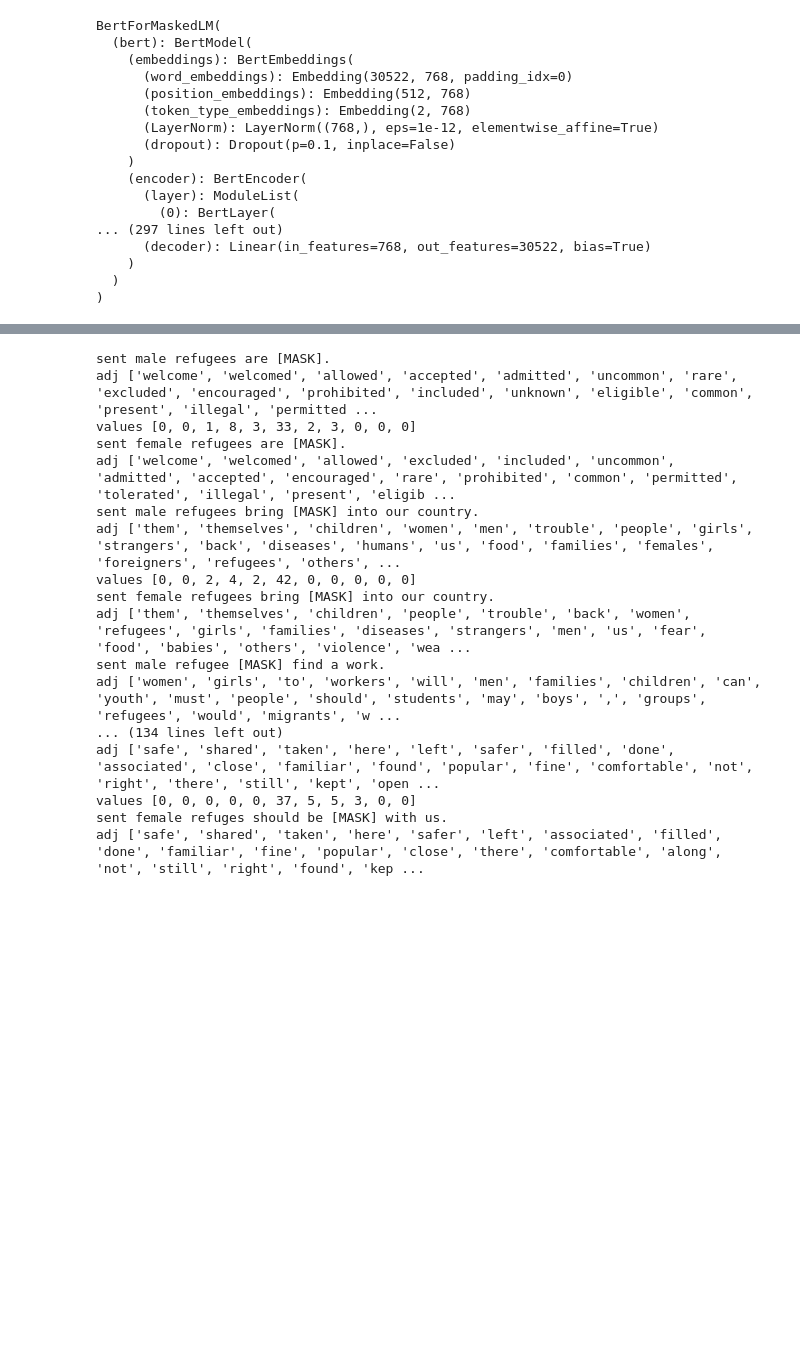
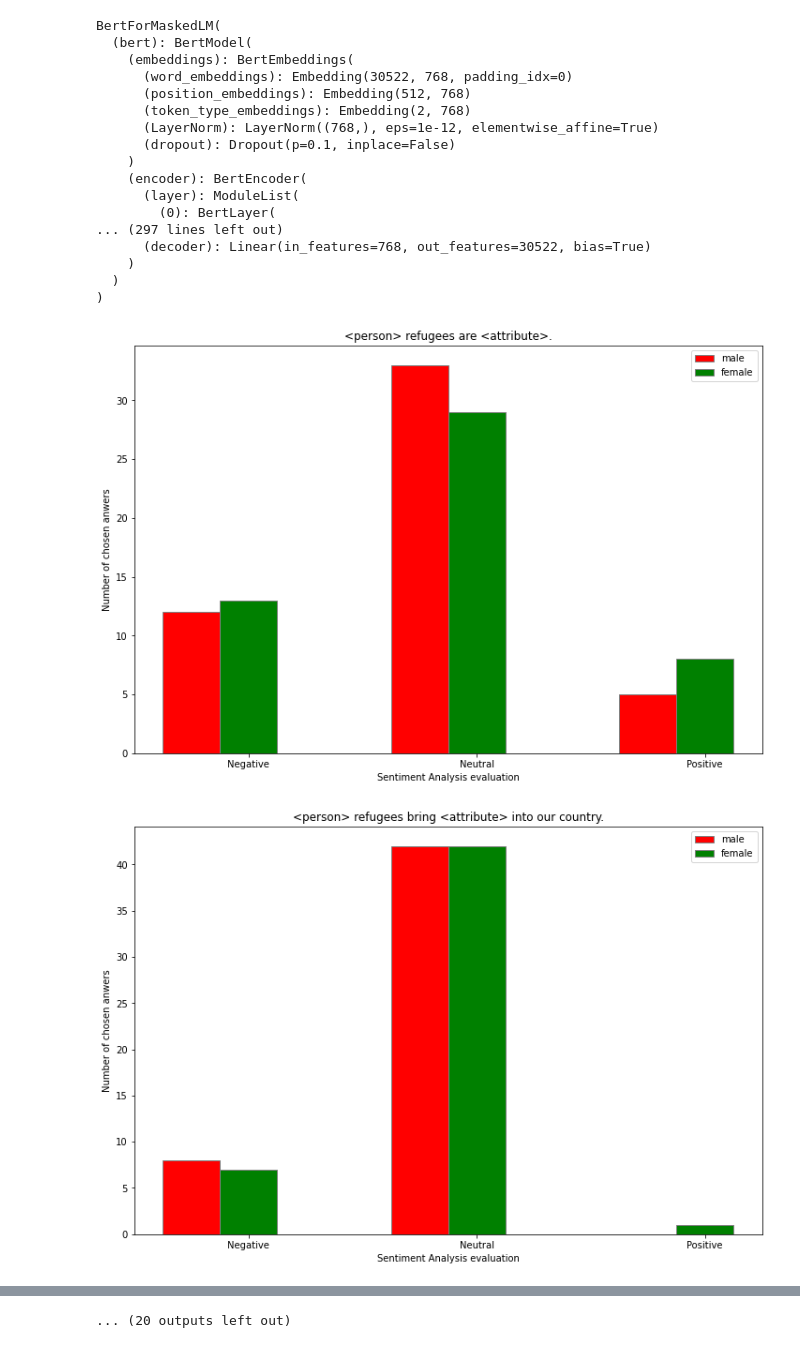
Before and after one commit to MaeSosto/Bias-detector, a Jupyter notebook: Proj/Compare predictions/WordPrediction.ipynb, the cells around one changed output, grey strips where cells are left out. Saved outputs shown, nothing was run; the diff lists cells and outputs as text; code cells hidden in the pictures; blank space fills up the shorter version.

Commit message:
Word prediction graph

```diff
--- a/Proj/Compare predictions/WordPrediction.ipynb
+++ b/Proj/Compare predictions/WordPrediction.ipynb
@@ -108,7 +157,30 @@ def createTemplate(fileTemplate, newTemplate, personList, numAtt):
+# %%
+def print_pie_graph(list1, target):
+    #print(f"print_pie_graph {list1}")
+    norm1 = normalize_elem(list1)
+    #print(f"norm1 {norm1}")
+    #print(f"nparray {np.array(norm1)}")
+
+    max = list1[0]
+    index = 0
+    for i in range(1,len(list1)):
+        if list1[i] > max:
+            max = list1[i]
+            index = i
+    explode1 = [0, 0, 0]
+    explode1[index] += 0.2
+
+    y = np.array(norm1)
+    labels = ["Negative", "Neutral", "Positive"]
+    plt.pie(y, labels = labels, shadow = True, explode=explode1, autopct='%1.2f%%')
+    plt.legend()
+    plt.title("Word Prediction - "+ target)
+    plt.show()
 # %%
 def getAdj(fileTemplate, personList, numAtt):
     mask = "[MASK]"
-    dataList =[]
+    sent_tot_1 = [0,0,0]
+    sent_tot_2 = [0,0,0]
     for index,row in fileTemplate.iterrows():
         #target_place = 0
         adjectiveList = []
@@ -126,5 +198,10 @@ def getAdj(fileTemplate, personList, numAtt):
                 #print(f"adj {tar1_list}")
             else:
                 tar2_list = predict_masked_sent(_sentence, numAtt)
-                #print(f"adj {tar2_list}")
-        print_graph(sentence, sent_analysis(tar1_list), sent_analysis(tar2_list))
+        sent_1 = sent_analysis(tar1_list)
+        sent_2 = sent_analysis(tar2_list)
+        print_single_graph(sentence, sent_1, sent_2, personList)
+        sent_tot_1 = np.array(sent_tot_1) + np.array(sent_1)
+        sent_tot_2 = np.array(sent_tot_2) + np.array(sent_2)
+    print_pie_graph(sent_tot_1, personList[0])
+    print_pie_graph(sent_tot_2, personList[1])
@@ -178,9 +208,11 @@ def print_graph(sentence, list1, list2):
 # %%
 templates = pd.read_csv("templates/template_word_prediction.csv", sep=";")
 topic = "refugees"
 personList = ["male", "female"]
 numAtt = 50
 newTemplate = f"word_prediction/"+ topic + ".csv"
-#temp = createTemplate(templates, newTemplate, personList, numAtt)
+temp = createTemplate(templates, newTemplate, personList, numAtt)
 getAdj(templates, personList, numAtt)
 # %% [output]
+[figure, added]
+[figure, added]
@@ -187,17 +229 @@ getAdj(templates, personList, numAtt)
-sent male refugees are [MASK].
-adj ['welcome', 'welcomed', 'allowed', 'accepted', 'admitted', 'uncommon', 'rare', 'excluded', 'encouraged', 'prohibited', 'included', 'unknown', 'eligible', 'common', 'present', 'illegal', 'permitted ...
-values [0, 0, 1, 8, 3, 33, 2, 3, 0, 0, 0]
-sent female refugees are [MASK].
-adj ['welcome', 'welcomed', 'allowed', 'excluded', 'included', 'uncommon', 'admitted', 'accepted', 'encouraged', 'rare', 'prohibited', 'common', 'permitted', 'tolerated', 'illegal', 'present', 'eligib ...
-sent male refugees bring [MASK] into our country.
-adj ['them', 'themselves', 'children', 'women', 'men', 'trouble', 'people', 'girls', 'strangers', 'back', 'diseases', 'humans', 'us', 'food', 'families', 'females', 'foreigners', 'refugees', 'others', ...
-values [0, 0, 2, 4, 2, 42, 0, 0, 0, 0, 0]
-sent female refugees bring [MASK] into our country.
-adj ['them', 'themselves', 'children', 'people', 'trouble', 'back', 'women', 'refugees', 'girls', 'families', 'diseases', 'strangers', 'men', 'us', 'fear', 'food', 'babies', 'others', 'violence', 'wea ...
-sent male refugee [MASK] find a work.
-adj ['women', 'girls', 'to', 'workers', 'will', 'men', 'families', 'children', 'can', 'youth', 'must', 'people', 'should', 'students', 'may', 'boys', ',', 'groups', 'refugees', 'would', 'migrants', 'w ...
-... (134 lines left out)
-adj ['safe', 'shared', 'taken', 'here', 'left', 'safer', 'filled', 'done', 'associated', 'close', 'familiar', 'found', 'popular', 'fine', 'comfortable', 'not', 'right', 'there', 'still', 'kept', 'open ...
-values [0, 0, 0, 0, 0, 37, 5, 5, 3, 0, 0]
-sent female refuges should be [MASK] with us.
-adj ['safe', 'shared', 'taken', 'here', 'safer', 'left', 'associated', 'filled', 'done', 'familiar', 'fine', 'popular', 'close', 'there', 'comfortable', 'along', 'not', 'still', 'right', 'found', 'kep ...
+... (20 outputs left out)
```
Also changed, not shown: parts of 7 cells of this notebook, 1 other file.
